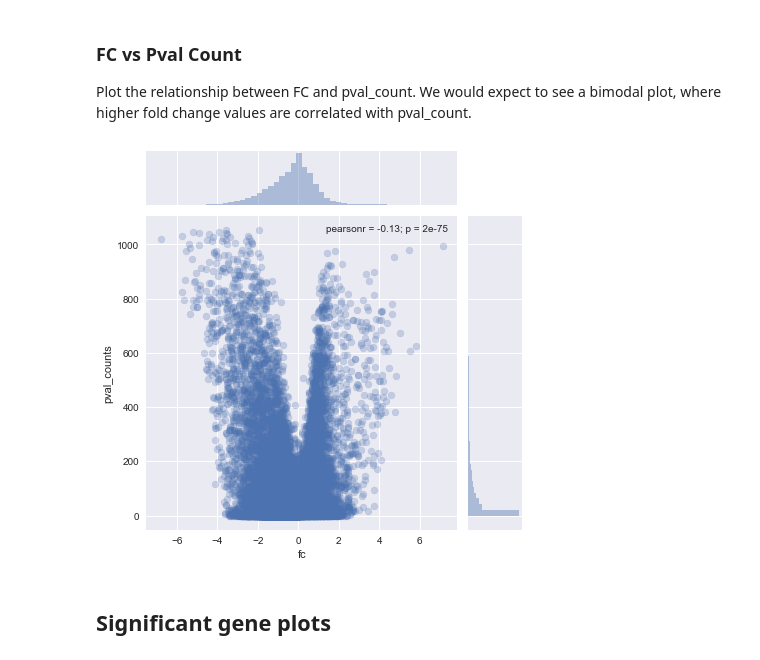
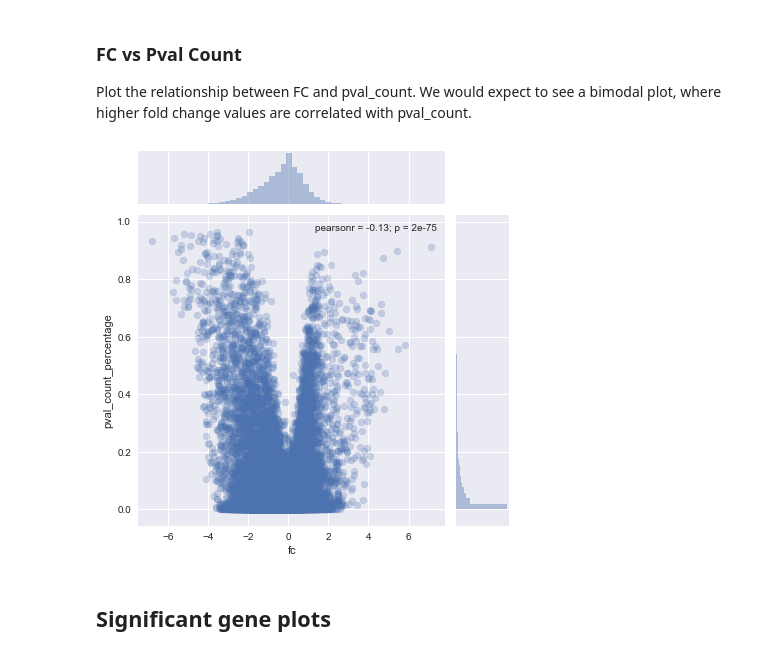
Before and after one commit to jvivian/rnaseq-recompute-analysis, a Jupyter notebook: notebooks/pairwise-gtex-tcga/Pairwise-GTEx-TCGA.ipynb, the cells around one changed output. Saved outputs shown, nothing was run; the diff lists cells and outputs as text; code cells hidden in the pictures.

```diff
--- a/notebooks/pairwise-gtex-tcga/Pairwise-GTEx-TCGA.ipynb
+++ b/notebooks/pairwise-gtex-tcga/Pairwise-GTEx-TCGA.ipynb
@@ -148,9 +169,9 @@ Negative log2FoldChange are loss of function for GTEx
 Plot the relationship between FC and pval_count. We would expect to see a bimodal plot, where higher fold change values are correlated with pval_count.
 # %%
 t = results['breast']
-sns.jointplot(t.fc, t.pval_counts, alpha=0.25);
+sns.jointplot(t.fc, t.pval_count_percentage, alpha=0.25);
 # %% [output]
-[figure, old version]
+[figure, new version]
 # %% [markdown]
 ## Significant gene plots
 # %%
```
Also changed, not shown: parts of 4 cells of this notebook.
